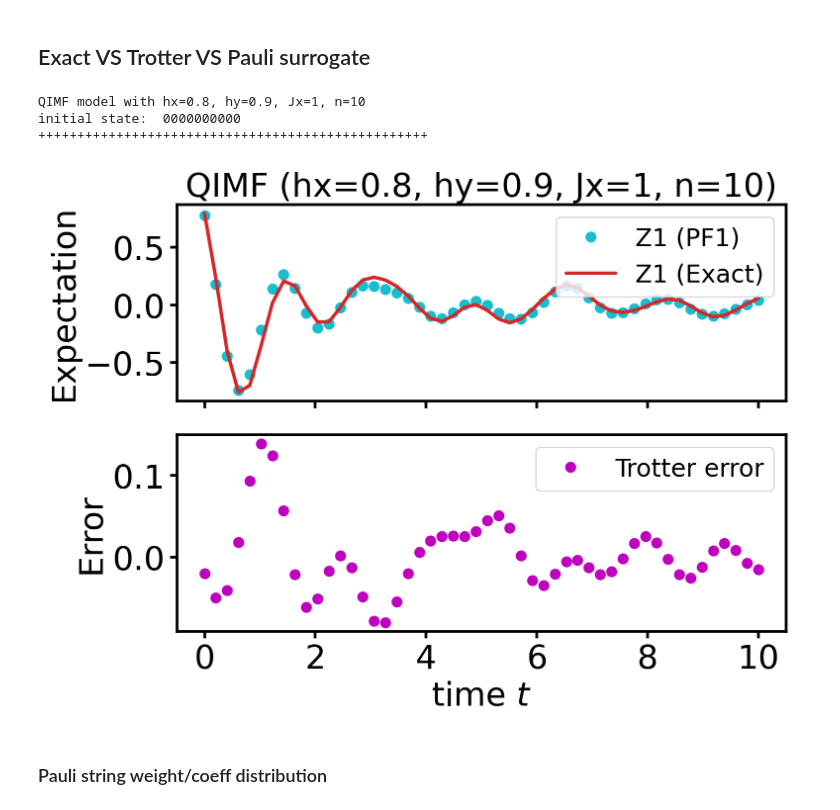
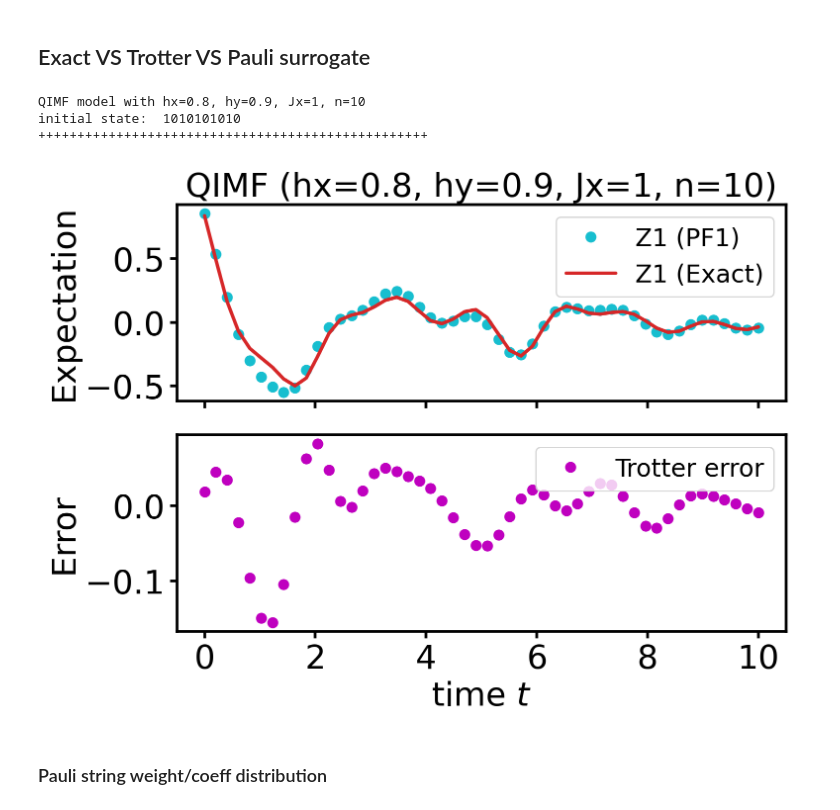
Before and after one commit to Jue-Xu/Pauli-Propagation-Hamiltonian-Expectation, a Jupyter notebook: pauli_propagation.ipynb, the cells around one changed output. Cells and saved outputs as stored; diff of their text form; code cells hidden in the pictures.

```diff
--- a/pauli_propagation.ipynb
+++ b/pauli_propagation.ipynb
@@ -99,14 +101,16 @@ U_dt_appro = pf(H_list, t/r, 1, 1)
 
 zzz = SparsePauliOp('Z'*n, 1).to_matrix()
 xxx = SparsePauliOp('X'*n, 1).to_matrix()
+# zii = SparsePauliOp('I'*(n-2)+'ZZ', 1).to_matrix()
+# zii = SparsePauliOp('I'*(n-2)+'ZI', 1).to_matrix()
 zii = SparsePauliOp('I'*(n-1)+'Z', 1).to_matrix()
 ziz = SparsePauliOp('Z'+'I'*(n-2)+'Z', 1).to_matrix()
 mag = SparsePauliOp.from_sparse_list([('Z', [i], 1/n) for i in range(0, n)], n).to_matrix()
 cor = SparsePauliOp.from_sparse_list([('ZZ', [i,i+1], 1/(n-1)) for i in range(0, n-1)], n).to_matrix()
 
-init_state_str = '0'*n
+# init_state_str = '0'*n
 # init_state_str = '+'*n
-# init_state_str = '10'*(n//2)
+init_state_str = '10'*(n//2)
 print('initial state: ', init_state_str)
 init_state = Statevector.from_label(init_state_str).data
 ideal_current_state = init_state.data
@@ -116,35 +120,35 @@ for _ in range(r):
     print('+', end='')
     ideal_current_state = U_dt_ideal @ ideal_current_state
     appro_current_state = U_dt_appro @ appro_current_state
     # expval_dict['xxx'].append(expect_value(xxx, ideal_current_state))
     # expval_dict['zzz'].append(expect_value(zzz, ideal_current_state))
     expval_dict['zii'].append(expect_value(zii, ideal_current_state))
     expval_dict['pf1'].append(expect_value(zii, appro_current_state))
     # expval_dict['ziz'].append(expect_value(ziz, ideal_current_state))
     # expval_dict['mag'].append(expect_value(mag, ideal_current_state))
     # expval_dict['cor'].append(expect_value(cor, ideal_current_state))
 
 fig, axes = plt.subplots(2, 1, sharex=True)
 # ax.plot(t_list, expval_dict['xxx'], '-', label='xxx')
 # ax.plot(t_list, expval_dict['zzz'], '-', label='zzz')
 axes[0].plot(t_list, expval_dict['pf1'], '.', label='Z1 (PF1)', color='tab:cyan')
 axes[0].plot(t_list, expval_dict['zii'], '-', label='Z1 (Exact)', color='tab:red')
 # ax.plot(t_list, expval_dict['ziz'], '-', label='ziz')
 # ax.plot(t_list, expval_dict['mag'], '-', label='mag')
 # ax.plot(t_list, expval_dict['cor'], '-', label='cor')
 axes[0].set_ylabel('Expectation')
 axes[1].plot(t_list, np.subtract(expval_dict['pf1'],expval_dict['zii']), '.', label='Trotter error', color='m')
 axes[1].set_xlabel(rf'time $t$')
 axes[1].set_ylabel('Error')
 # axes[1].set_yscale('log')
 axes[0].set_title(fr'QIMF (hx={hx}, hy={hy}, Jx={Jx}, n={n})')
 axes[0].legend(loc='upper right'); axes[1].legend(loc='upper right')
 fig.savefig(f'{fig_dir}/qimf_n={n}.pdf', bbox_inches='tight')
 # %% [output]
 QIMF model with hx=0.8, hy=0.9, Jx=1, n=10
-initial state:  0000000000
+initial state:  1010101010
 ++++++++++++++++++++++++++++++++++++++++++++++++++
-[figure, old version]
+[figure, new version]
 # %% [markdown]
 ### Pauli string weight/coeff distribution
 # %%
```
Also changed, not shown: parts of 1 cell of this notebook, 13 other files.
